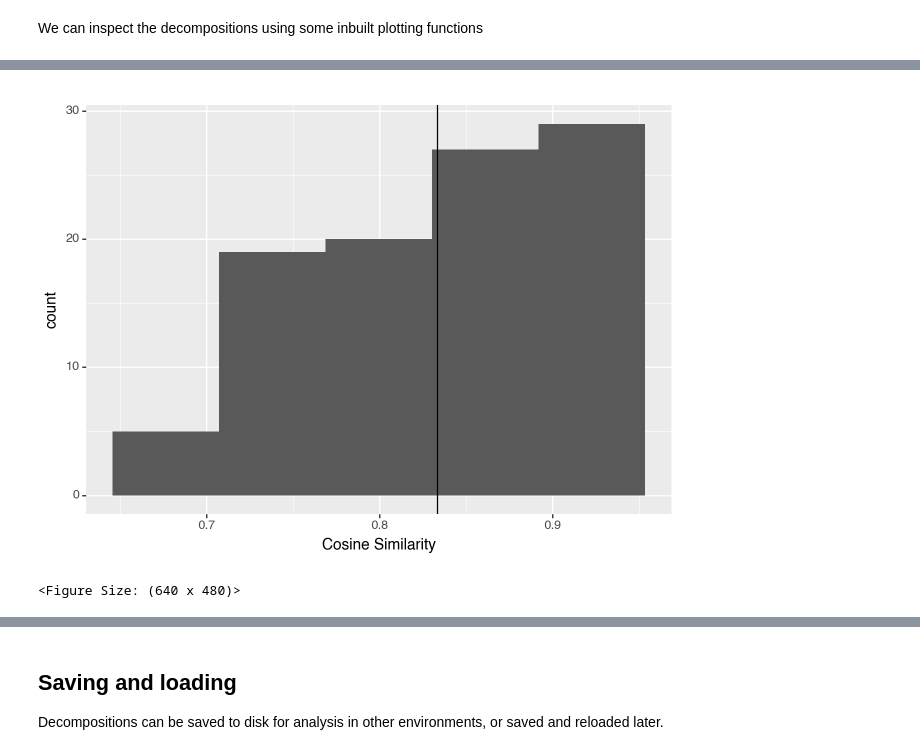
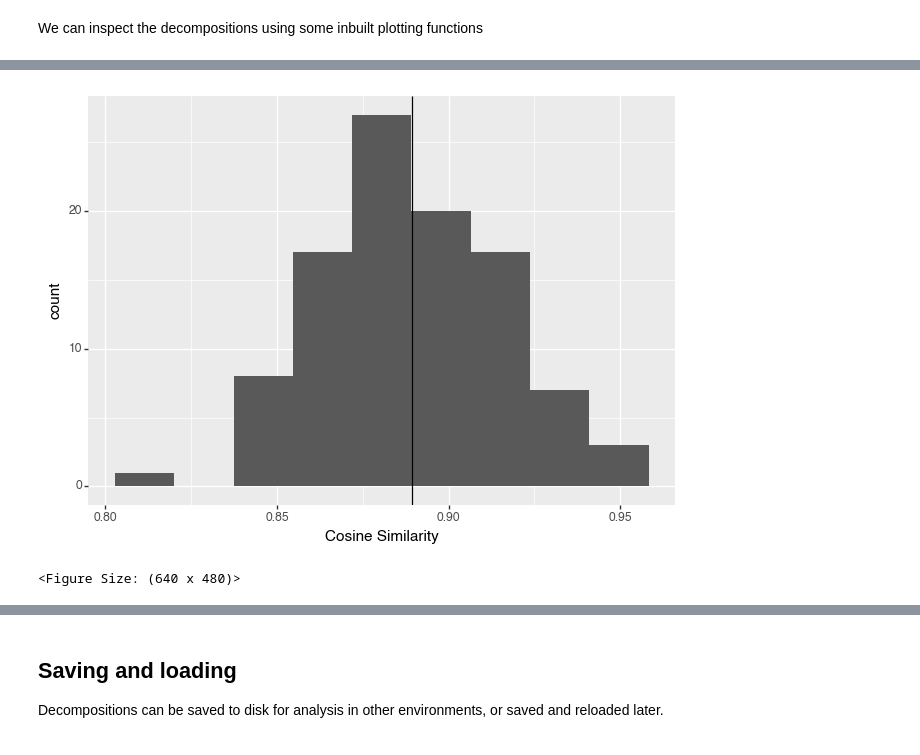
Before and after one commit to apduncan/cvanmf, a Jupyter notebook: docs/example.ipynb, the cells around one changed output, grey strips where cells are left out. Cells and saved outputs as stored; diff of their text form; code cells hidden in the pictures.

```diff
--- a/docs/example.ipynb
+++ b/docs/example.ipynb
@@ -123,6 +126,6 @@ decomps[3][0].plot_pcoa()
 <Figure Size: (640 x 480)>
 # %%
-decomps[3][0].plot_modelfit()
+decomps[4][0].plot_modelfit()
 # %% [output]
-[figure, old version]
+[figure, new version]
 <Figure Size: (640 x 480)>
```
Also changed, not shown: parts of 22 cells of this notebook, 2 other files.
